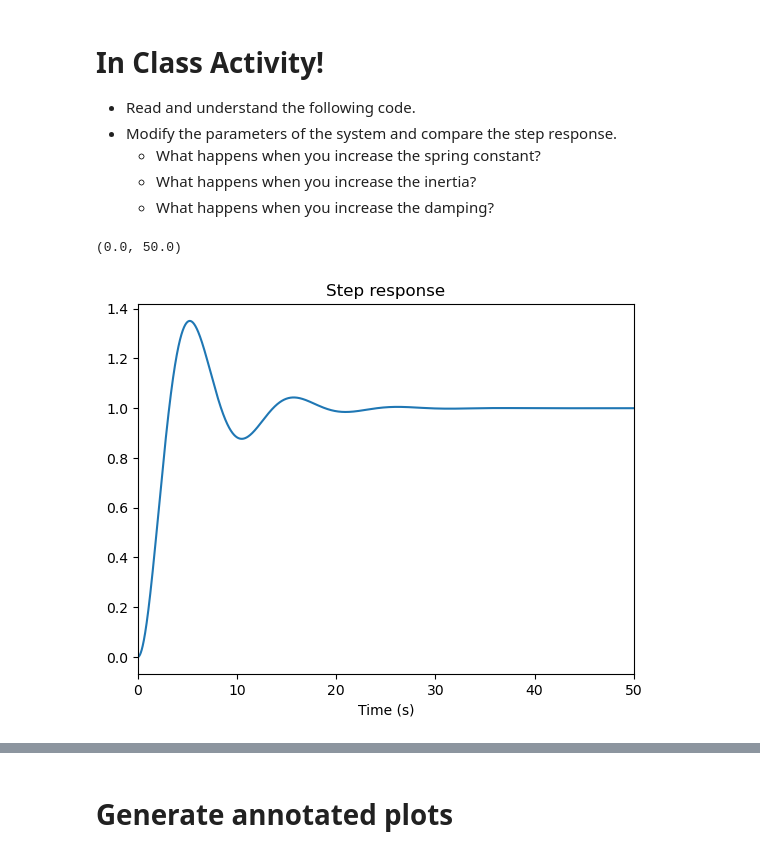
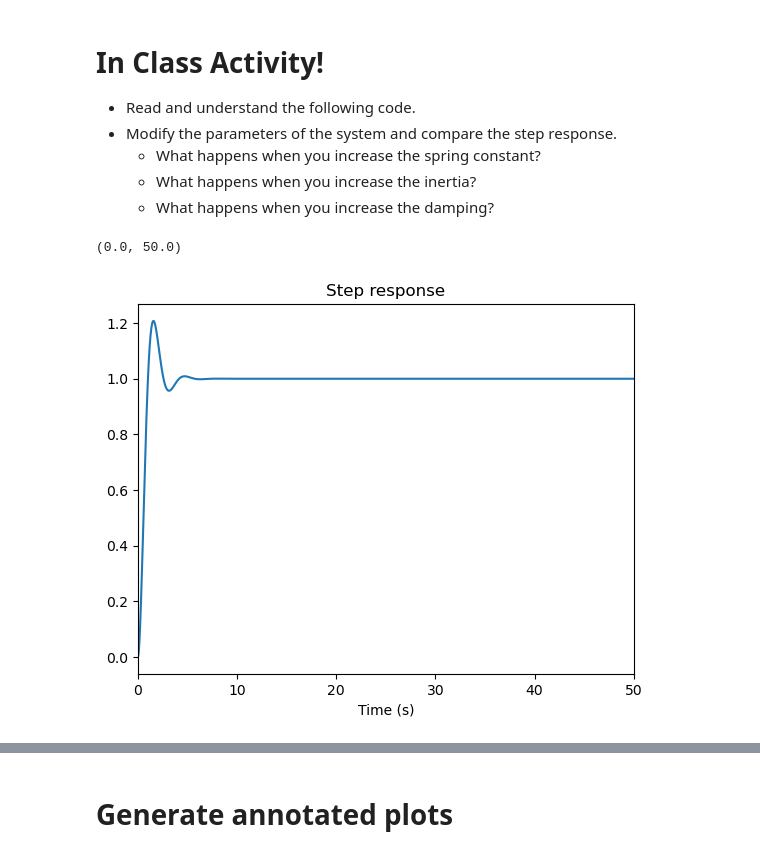
Before and after one commit to arneUofC/ENEL441Unit1, a Jupyter notebook: Unit 1 - Transfer Functions.ipynb, the cells around one changed output, grey strips where cells are left out. Saved outputs shown, nothing was run; the diff lists cells and outputs as text; code cells hidden in the pictures.

```diff
--- a/Unit 1 - Transfer Functions.ipynb
+++ b/Unit 1 - Transfer Functions.ipynb
@@ -190,31 +190,31 @@ import control as ct
 import enel441_utilities as eu
 # %%
 # set system parameters
-J = 5
-k = 2
+J = 1
+k = 5
 b = 2
 
 # construct arrays to define numerator and denominator. Use powers of s: a_3s^3 + a_2s^2 + a_1s + a_0
 # corresponds to array: [a_3, a_2, a_1, a_0]
 num = np.array([k])
 den = np.array([J, b, k])
 G = ct.tf(num,den)
 
 # generate the data
 N = 10000   #number of points
 Tf = 50     #time in seconds of simulation
 t = np.linspace(0,Tf,N)
 
 step_data = ct.step_response(G,T=t)
 
 fig, ax = plt.subplots(1,1)
 ax.plot(t,np.squeeze(step_data.y), label='Step Response')
 ax.set_title(r'Step response')
 ax.set_xlabel('Time (s)')
 ax.set_xlim(t[0], t[-1])
 # %% [output]
 (0.0, 50.0)
-[figure, old version]
+[figure, new version]
 # %% [markdown]
 # Characteristics of a step response (Transient Response)
 
```
Also changed, not shown: 5 other files.
